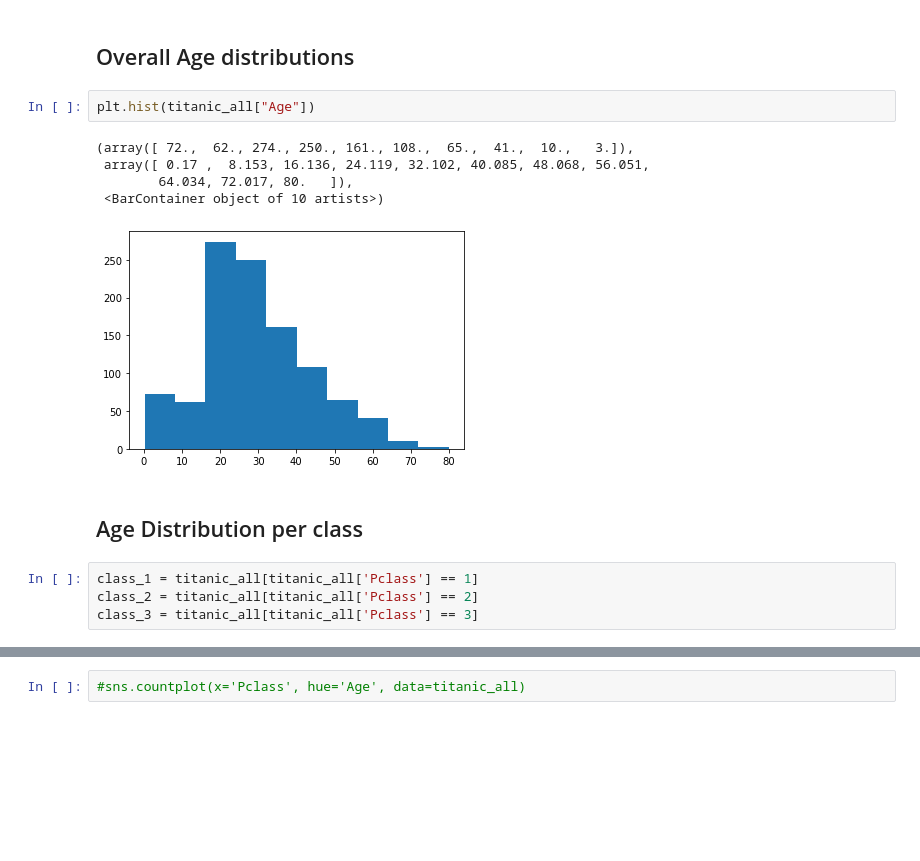
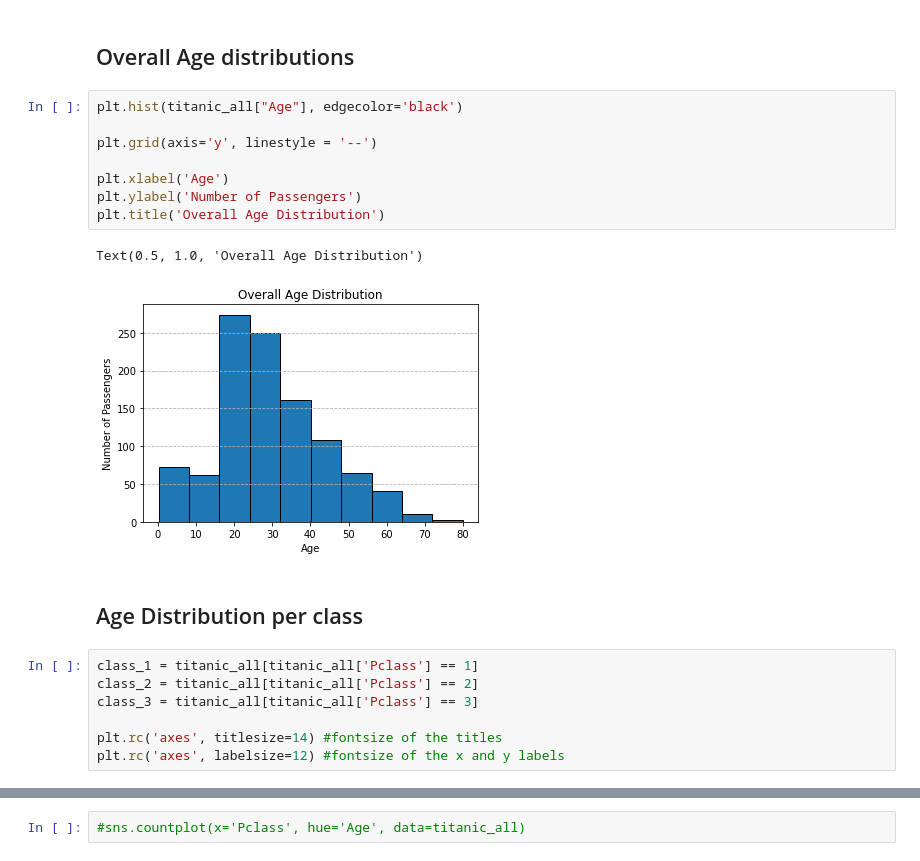
Before and after one commit to pdtTech/Titanic, a Jupyter notebook: Titanic Team Project.ipynb, the cells around one changed output, grey strips where cells are left out. Saved outputs shown, nothing was run; the diff lists cells and outputs as text; blank space fills up the shorter version.

```diff
--- a/Titanic Team Project.ipynb
+++ b/Titanic Team Project.ipynb
@@ -111,18 +111,24 @@ Total ages missing for entire dataset: 263
 Percent of ages missing for entire dataset: 20.0%
 # %% [markdown]
 ## Overall Age distributions
-# %%
-plt.hist(titanic_all["Age"])
-# %% [output]
-(array([ 72.,  62., 274., 250., 161., 108.,  65.,  41.,  10.,   3.]),
- array([ 0.17 ,  8.153, 16.136, 24.119, 32.102, 40.085, 48.068, 56.051,
-        64.034, 72.017, 80.   ]),
- <BarContainer object of 10 artists>)
-[figure, removed]
+# %%
+plt.hist(titanic_all["Age"], edgecolor='black')
+
+plt.grid(axis='y', linestyle = '--')
+
+plt.xlabel('Age')
+plt.ylabel('Number of Passengers')
+plt.title('Overall Age Distribution')
+# %% [output]
+Text(0.5, 1.0, 'Overall Age Distribution')
+[figure, added]
 # %% [markdown]
 ## Age Distribution per class
 # %%
 class_1 = titanic_all[titanic_all['Pclass'] == 1]
 class_2 = titanic_all[titanic_all['Pclass'] == 2]
 class_3 = titanic_all[titanic_all['Pclass'] == 3]
+
+plt.rc('axes', titlesize=14) #fontsize of the titles
+plt.rc('axes', labelsize=12) #fontsize of the x and y labels
 # %%
```
Also changed, not shown: parts of 4 cells of this notebook.
